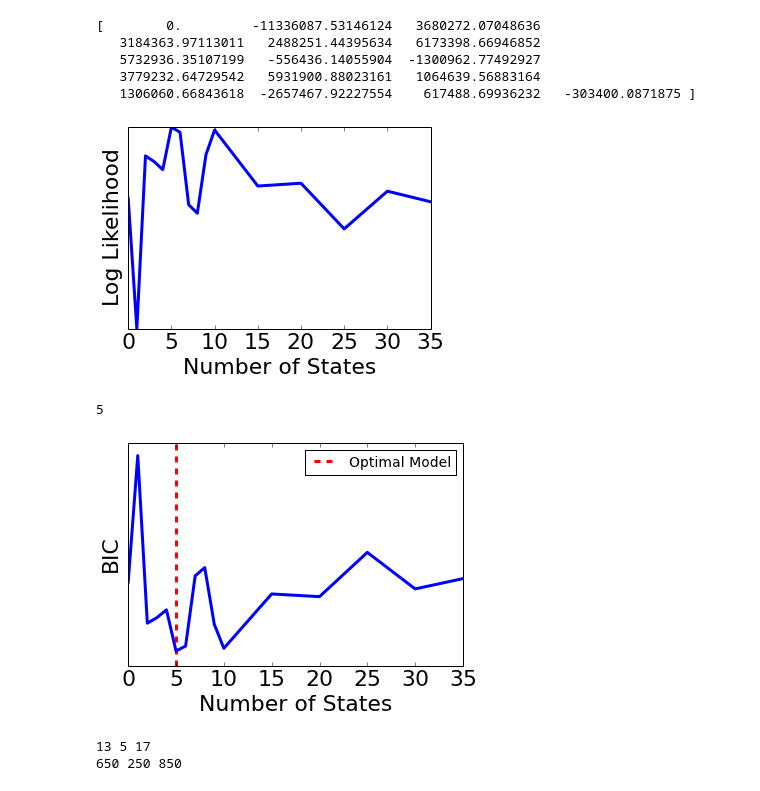
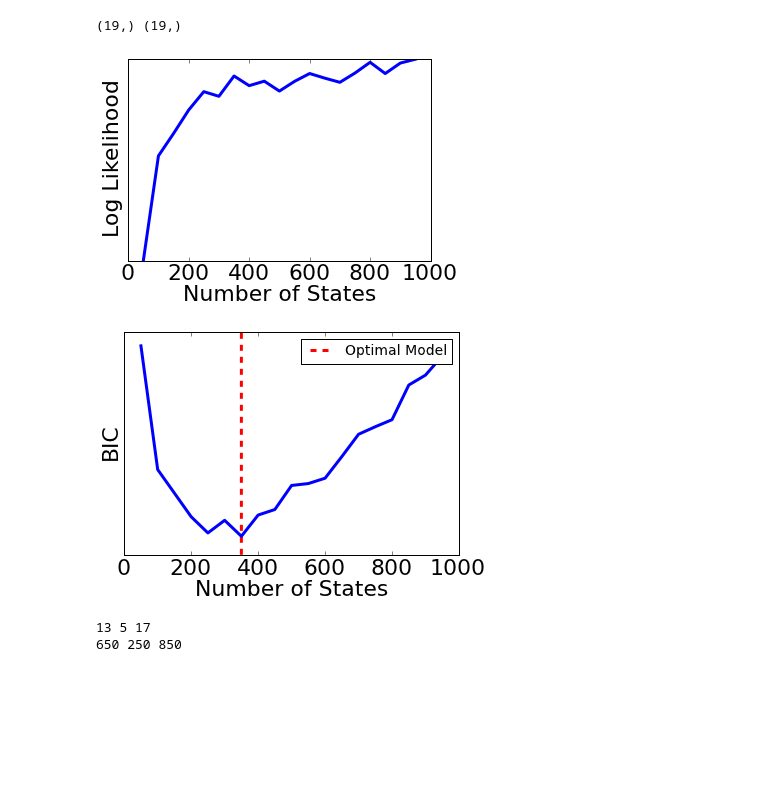
Before and after one commit to rmcgibbo/opt-k, a Jupyter notebook: muller/likelihoods.ipynb, the cells around one changed output. Drawn from its saved outputs; the diff is of its cells as text; code cells hidden in the pictures; blank space fills up the shorter version.

Commit message:
a few paper edits plus added new figures for the MVN likelihood

```diff
--- a/muller/likelihoods.ipynb
+++ b/muller/likelihoods.ipynb
@@ -3,30 +4,28 @@ matplotlib.rcParams['font.size']=22
 # %%
-likes = np.load('KMeans_sqr.npy')
+f = io.loadh('KCenters_sqr.h5')
+likes = f['likes'][1:]
+ks = f['ks'][1:]
+#ks = np.arange(0, 11)
 #likes[np.where(likes==np.inf)] = 0
 # This is because some volumes are zero, which means I need to use more
 # MC points to calculate those volumes. This data used 10,000 points
 # I am calculating volumes with 100,000 points now to compare
 #ks = np.array(range(1,101) + [1000])
 #ks = np.arange(0,1050,50)
-ks = np.array(range(0, 11) + range(15,40, 5))
+print likes.shape, ks.shape
 figure()
 axes( (0.15, 0.15, 0.7, 0.7) )
 xlabel('Number of States')
 ylabel('Log Likelihood')
 #ylim([0,4E7])
 yticks(yticks()[0][::2])
 plot(ks, likes, lw=3)
 savefig('log_like.png')
 yticks([])
 savefig('log_like_noY.png')
-print likes
 # %% [output]
-[        0.         -11336087.53146124   3680272.07048636
-   3184363.97113011   2488251.44395634   6173398.66946852
-   5732936.35107199   -556436.14055904  -1300962.77492927
-   3779232.64729542   5931900.88023161   1064639.56883164
-   1306060.66843618  -2657467.92227554    617488.69936232   -303400.0871875 ]
+(19,) (19,)
-[figure, old version]
+[figure, new version]
 # %%
 bic = -2 * likes + ks**2 * np.log(1E7)
 aic = -2 * likes + 2 * ks**2
@@ -36,11 +35,9 @@ ylabel('BIC')
 yticks([])
 vlines(ks[np.argmin(bic)], ylim()[0], ylim()[1], color='red', lw=3, linestyle='dashed', label='Optimal Model')
 l=legend(prop={ 'size' : 14 })
-savefig('bic_opt.png')
-print np.argmin(bic)
+#savefig('bic_opt.png')
 # %% [output]
-5
-[figure, old version]
+[figure, new version]
 # %%
 
 figure()
```
Also changed, not shown: parts of 1 cell of this notebook, 14 other files.
